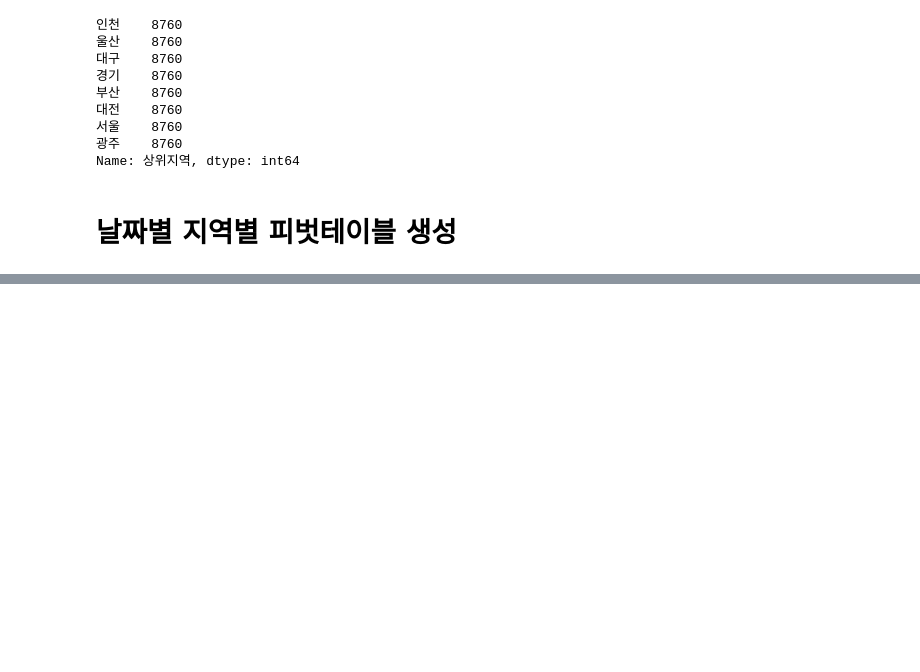
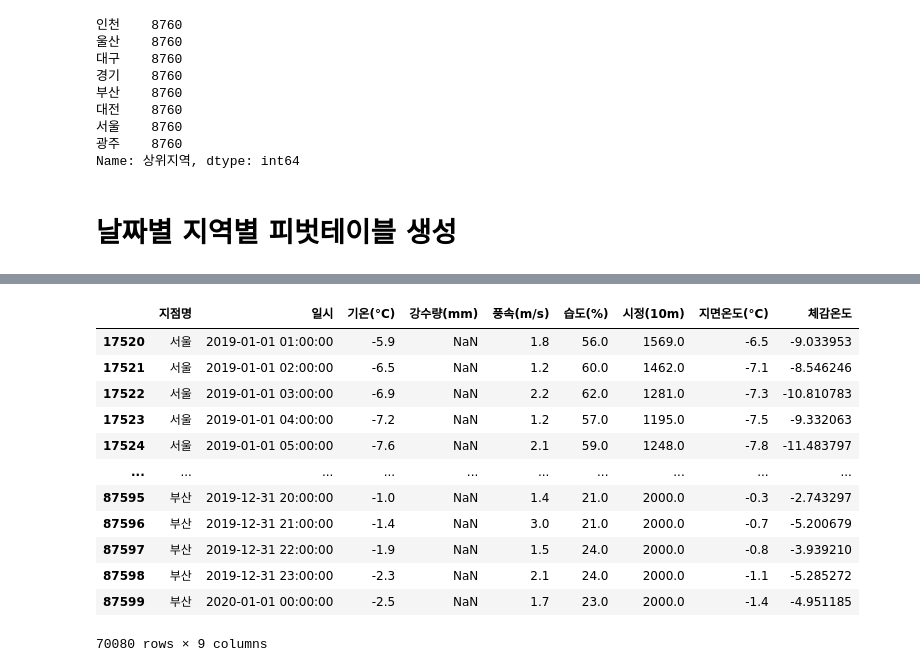
Before and after one commit to cryingjin/Shopping_GG, a Jupyter notebook: 1. EDA/0827_weather.ipynb, the cells around one changed output, grey strips where cells are left out. Cells and saved outputs as stored; diff of their text form; code cells hidden in the pictures; blank space fills up the shorter version.

```diff
--- a/1. EDA/0827_weather.ipynb
+++ b/1. EDA/0827_weather.ipynb
@@ -267,0 +286,16 @@ pb_dust.to_csv(os.path.join('..', '..', '0.Data', '03_외부데이
+# %%
+prep_w
+# %% [output]
+|  | 지점명 | 일시 | 기온(°C) | 강수량(mm) | 풍속(m/s) | 습도(%) | 시정(10m) | 지면온도(°C) | 체감온도 |
+| 17520 | 서울 | 2019-01-01 01:00:00 | -5.9 | NaN | 1.8 | 56.0 | 1569.0 | -6.5 | -9.033953 |
+| 17521 | 서울 | 2019-01-01 02:00:00 | -6.5 | NaN | 1.2 | 60.0 | 1462.0 | -7.1 | -8.546246 |
+| 17522 | 서울 | 2019-01-01 03:00:00 | -6.9 | NaN | 2.2 | 62.0 | 1281.0 | -7.3 | -10.810783 |
+| 17523 | 서울 | 2019-01-01 04:00:00 | -7.2 | NaN | 1.2 | 57.0 | 1195.0 | -7.5 | -9.332063 |
+| 17524 | 서울 | 2019-01-01 05:00:00 | -7.6 | NaN | 2.1 | 59.0 | 1248.0 | -7.8 | -11.483797 |
+| ... | ... | ... | ... | ... | ... | ... | ... | ... | ... |
+| 87595 | 부산 | 2019-12-31 20:00:00 | -1.0 | NaN | 1.4 | 21.0 | 2000.0 | -0.3 | -2.743297 |
+| 87596 | 부산 | 2019-12-31 21:00:00 | -1.4 | NaN | 3.0 | 21.0 | 2000.0 | -0.7 | -5.200679 |
+| 87597 | 부산 | 2019-12-31 22:00:00 | -1.9 | NaN | 1.5 | 24.0 | 2000.0 | -0.8 | -3.939210 |
+| 87598 | 부산 | 2019-12-31 23:00:00 | -2.3 | NaN | 2.1 | 24.0 | 2000.0 | -1.1 | -5.285272 |
+| 87599 | 부산 | 2020-01-01 00:00:00 | -2.5 | NaN | 1.7 | 23.0 | 2000.0 | -1.4 | -4.951185 |
+70080 rows × 9 columns
```
Also changed, not shown: parts of 1 cell of this notebook, 17 other files.
